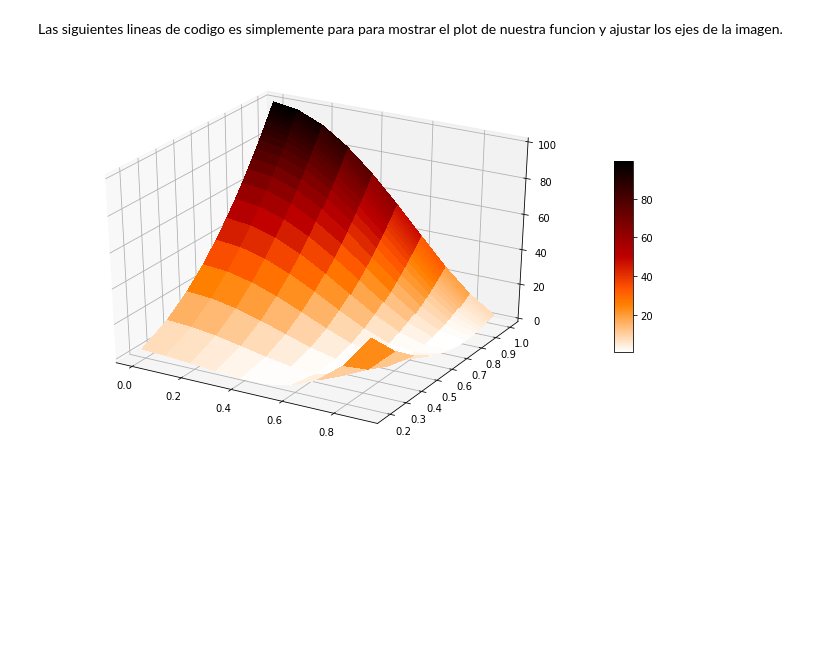
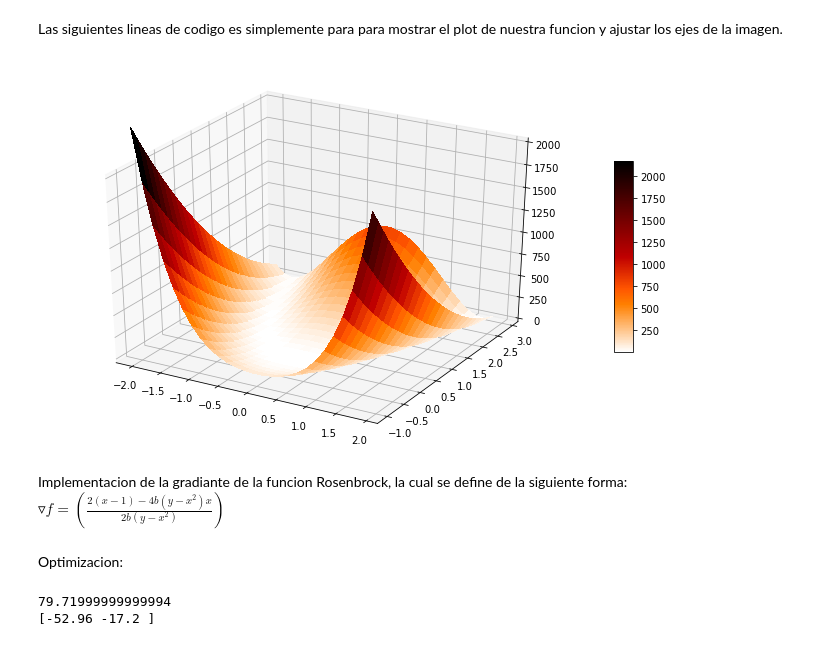
Before and after one commit to Eithilgan/Calculo-Avanzado, a Jupyter notebook: Actividad Optimizacion/M2optimizacion.ipynb, the cells around one changed output. Cells and saved outputs as stored; diff of their text form; code cells hidden in the pictures; blank space fills up the shorter version.

```diff
--- a/Actividad Optimizacion/M2optimizacion.ipynb
+++ b/Actividad Optimizacion/M2optimizacion.ipynb
@@ -82,8 +82,8 @@ f = lambda x,y: (x-1)**2 + 100*(y-x**2)**2;
 Para la representación de la función de Rosenbrock como no lineal,  implementamos nuestros datos conseguidos por nuestro modelo Weibull ya que fue el que entrego datos mas optimos en comparacion a la tabla del guion. Por lo tanto, estos iran en  representación de los ejes (X,Y) de la función de Rosenbrock.
 # %%
 # Evaluar la funcion
-X = np.arange(0, 1, 0.1)
-Y = np.array(Weibull(t,a))
+X = np.arange(-2, 2, 0.15)
+Y = np.arange(-1, 3, 0.15)
 X, Y = np.meshgrid(X, Y)
 Z = f(X,Y)
 # %% [markdown]
@@ -92,10 +92,12 @@ y ajustar los ejes de la imagen.
 # %%
 figRos = plt.figure(figsize=(12, 7))
 axRos = figRos.gca(projection='3d')
 surf = axRos.plot_surface(X, Y, Z, cmap=cm.gist_heat_r,
                        linewidth=0, antialiased=False)
-axRos.set_zlim(0, 100)
+axRos.set_zlim(0, 2000)
 figRos.colorbar(surf, shrink=0.5, aspect=10)
 plt.show()
 # %% [output]
-[figure, old version]
+[figure, new version]
+# %% [markdown]
+Implementacion de la gradiante de la funcion Rosenbrock, la cual se define de la siguiente forma: $\triangledown f=(\frac{2(x-1)-4b(y-x^{2})x}{2b(y-x^{2})})$
@@ -101,0 +108,2 @@ plt.show()
+# %% [markdown]
+Optimizacion:
@@ -101,0 +113,7 @@ plt.show()
+# %%
+x0 = np.array([-1.4,1.1])
+print(F(x0))
+print(dF(x0))
+# %% [output]
+79.71999999999994
+[-52.96 -17.2 ]
```
Also changed, not shown: parts of 6 cells of this notebook.
